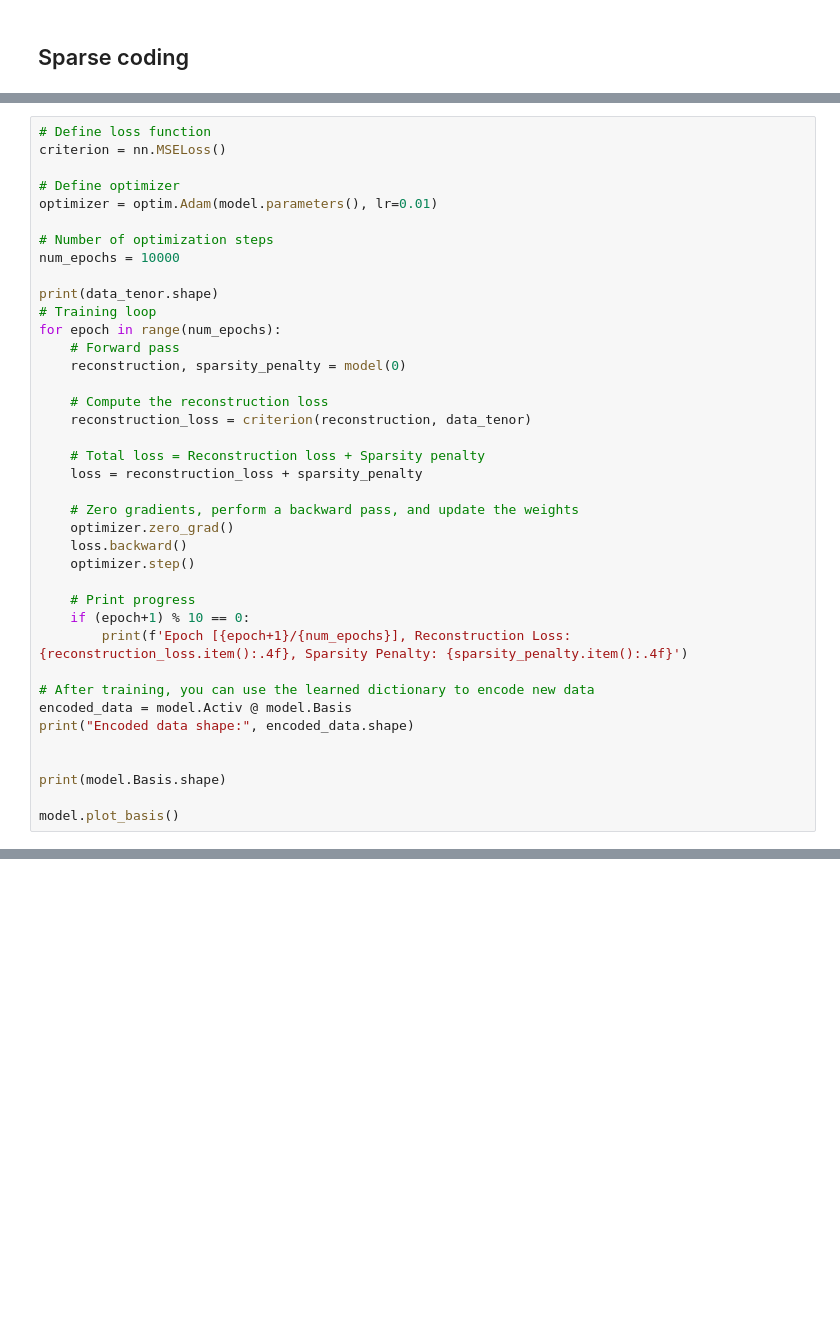
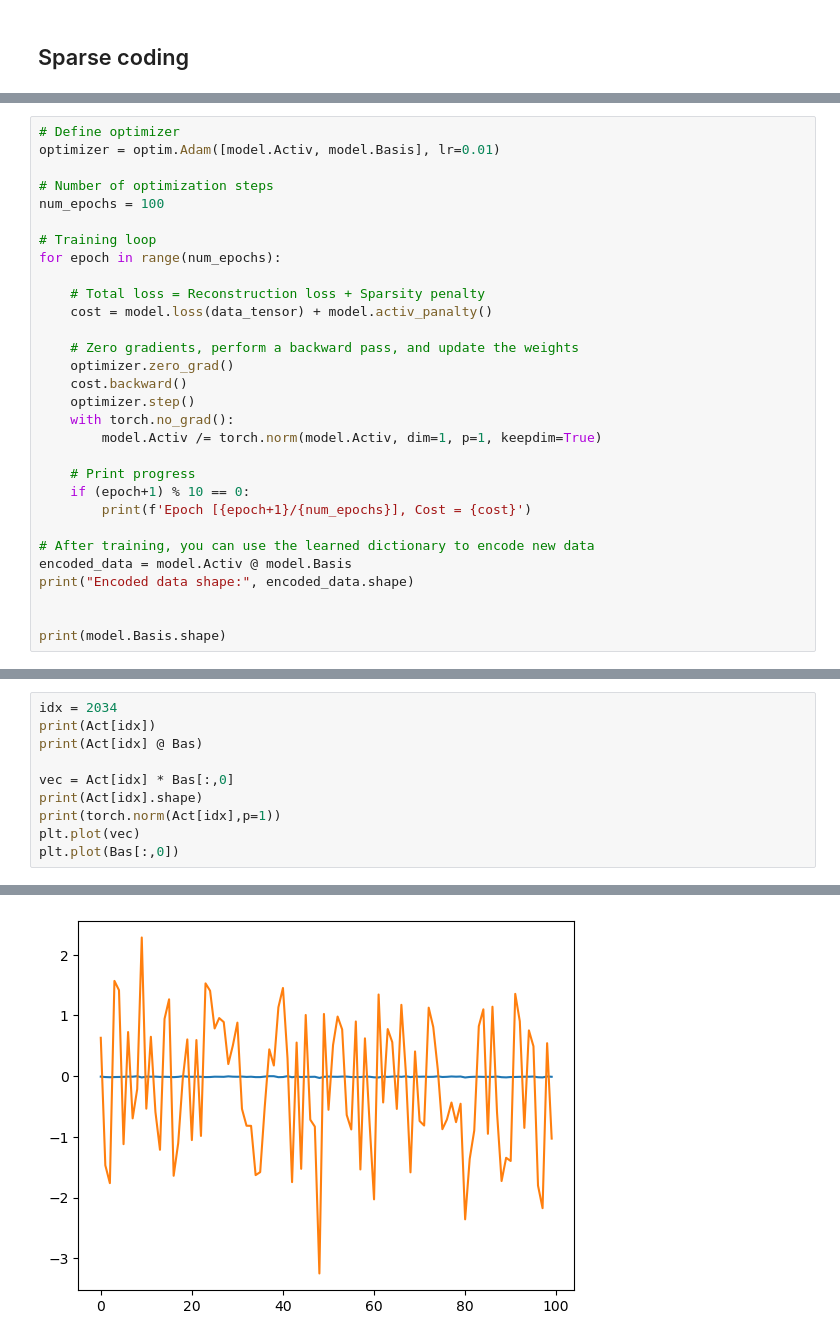
Before and after one commit to derek1909/SignalSpace-WarmUp, a Jupyter notebook: warmup.ipynb, the cells around one changed output, grey strips where cells are left out. Drawn from its saved outputs; the diff is of its cells as text; blank space fills up the shorter version.

```diff
--- a/warmup.ipynb
+++ b/warmup.ipynb
@@ -70,33 +80,26 @@ model = SparseCoding(data_size=data_tenor.shape[0], activ_dim=data_tenor.shape[1
 # %%
-# Define loss function
-criterion = nn.MSELoss()
-
 # Define optimizer
-optimizer = optim.Adam(model.parameters(), lr=0.01)
+optimizer = optim.Adam([model.Activ, model.Basis], lr=0.01)
 
 # Number of optimization steps
-num_epochs = 10000
+num_epochs = 100
 
-print(data_tenor.shape)
 # Training loop
 for epoch in range(num_epochs):
-    # Forward pass
-    reconstruction, sparsity_penalty = model(0)
-
-    # Compute the reconstruction loss
-    reconstruction_loss = criterion(reconstruction, data_tenor)
 
     # Total loss = Reconstruction loss + Sparsity penalty
-    loss = reconstruction_loss + sparsity_penalty
+    cost = model.loss(data_tensor) + model.activ_panalty()
 
     # Zero gradients, perform a backward pass, and update the weights
     optimizer.zero_grad()
-    loss.backward()
+    cost.backward()
     optimizer.step()
+    with torch.no_grad():
+        model.Activ /= torch.norm(model.Activ, dim=1, p=1, keepdim=True)
 
     # Print progress
     if (epoch+1) % 10 == 0:
-        print(f'Epoch [{epoch+1}/{num_epochs}], Reconstruction Loss: {reconstruction_loss.item():.4f}, Sparsity Penalty: {sparsity_penalty.item():.4f}')
+        print(f'Epoch [{epoch+1}/{num_epochs}], Cost = {cost}')
 
 # After training, you can use the learned dictionary to encode new data
 encoded_data = model.Activ @ model.Basis
@@ -104,6 +107,4 @@ print("Encoded data shape:", encoded_data.shape)
 
 
 print(model.Basis.shape)
-
-model.plot_basis()
 # %% [output]
@@ -127,0 +167,11 @@ KeyboardInterrupt:
+# %%
+idx = 2034
+print(Act[idx])
+print(Act[idx] @ Bas)
+
+vec = Act[idx] * Bas[:,0]
+print(Act[idx].shape)
+print(torch.norm(Act[idx],p=1))
+plt.plot(vec)
+plt.plot(Bas[:,0])
+# %% [output]
@@ -127,0 +195 @@ KeyboardInterrupt:
+[figure, added]
```
Also changed, not shown: parts of 5 cells of this notebook.
